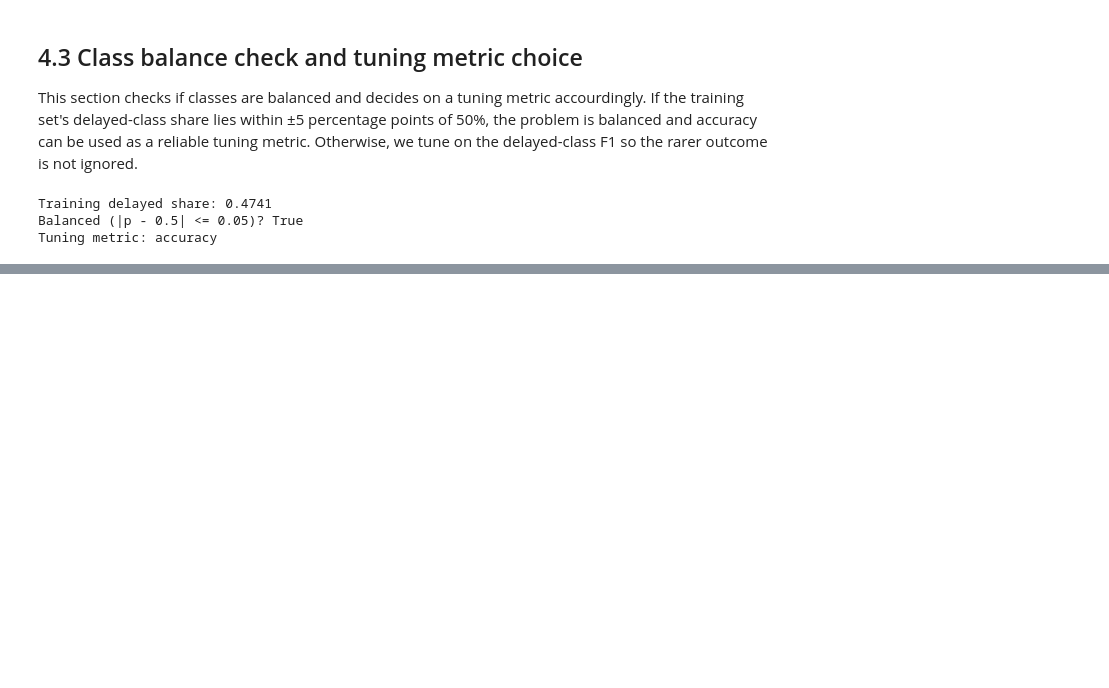
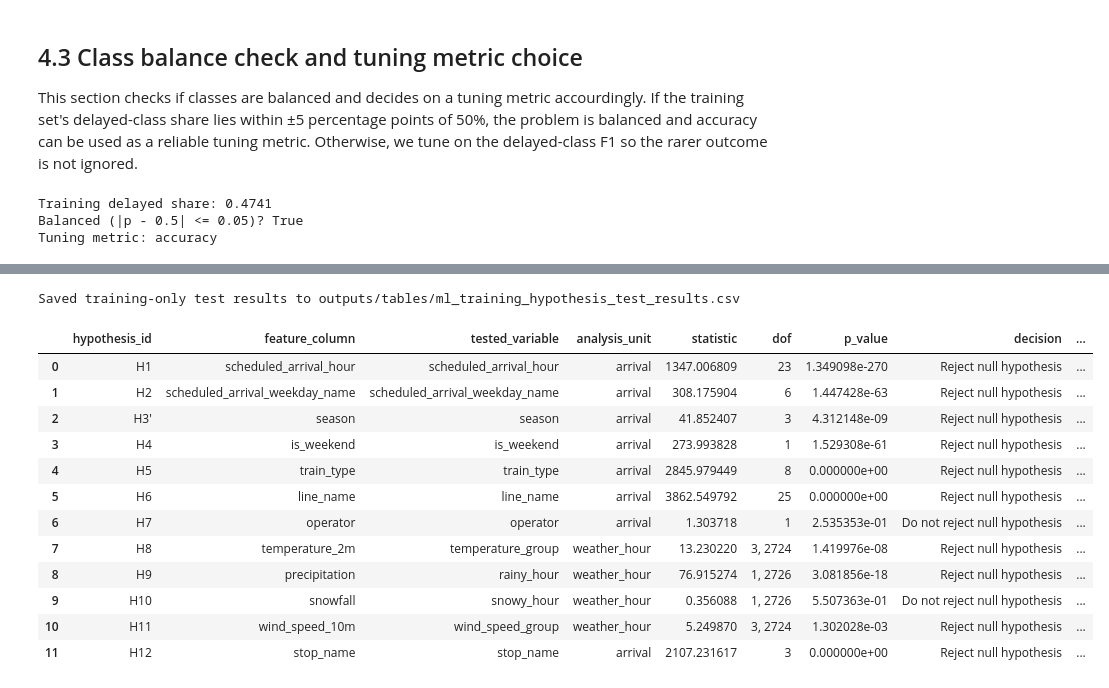
Before and after one commit to berenaydogan/DSA210-Project, a Jupyter notebook: notebooks/ml_modeling.ipynb, the cells around one changed output, grey strips where cells are left out. Saved outputs shown, nothing was run; the diff lists cells and outputs as text; code cells hidden in the pictures; blank space fills up the shorter version.

Commit message:
feat: add feature selection through hypothesis testing

```diff
--- a/notebooks/ml_modeling.ipynb
+++ b/notebooks/ml_modeling.ipynb
@@ -357,0 +613,60 @@ Tuning metric: accuracy
+# %%
+# Map weather-hour test variables back to their underlying continuous feature column.
+TESTED_VARIABLE_TO_FEATURE: dict[str, str] = {
+    "rainy_hour": "precipitation",
+    "snowy_hour": "snowfall",
+    "temperature_group": "temperature_2m",
+    "wind_speed_group": "wind_speed_10m",
+}
+
+training_results = [
+    run_hypothesis(row, train_df, weather_hourly_train)
+    for row in hypothesis_catalog.to_dict("records")
+]
+training_results_df = pd.DataFrame(training_results)
+training_results_df["reject_0_05"] = training_results_df["p_value"] < 0.05
+training_results_df["decision"] = training_results_df["reject_0_05"].map(
+    {True: "Reject null hypothesis", False: "Do not reject null hypothesis"}
+)
+training_results_df["feature_column"] = training_results_df["tested_variable"].map(
+    lambda variable: TESTED_VARIABLE_TO_FEATURE.get(variable, variable)
+)
+training_results_df["keep_feature"] = training_results_df["reject_0_05"]
+training_results_df["hypothesis_order"] = (
+    training_results_df["hypothesis_id"].str.extract(r"(\d+)").astype(int)
+)
+training_results_df = training_results_df.sort_values("hypothesis_order").reset_index(drop=True)
+
+training_results_path = TABLES_DIR / "ml_training_hypothesis_test_results.csv"
+training_results_df.drop(columns=["hypothesis_order"]).to_csv(training_results_path, index=False)
+print(f"Saved training-only test results to {training_results_path.relative_to(ROOT)}")
+display(
+    training_results_df[
+        [
+            "hypothesis_id",
+            "feature_column",
+            "tested_variable",
+            "analysis_unit",
+            "statistic",
+            "dof",
+            "p_value",
+            "decision",
+            "keep_feature",
+        ]
+    ]
+)
+# %% [output]
+Saved training-only test results to outputs/tables/ml_training_hypothesis_test_results.csv
+|  | hypothesis_id | feature_column | tested_variable | analysis_unit | statistic | dof | p_value | decision | ... |
+| 0 | H1 | scheduled_arrival_hour | scheduled_arrival_hour | arrival | 1347.006809 | 23 | 1.349098e-270 | Reject null hypothesis | ... |
+| 1 | H2 | scheduled_arrival_weekday_name | scheduled_arrival_weekday_name | arrival | 308.175904 | 6 | 1.447428e-63 | Reject null hypothesis | ... |
+| 2 | H3′ | season | season | arrival | 41.852407 | 3 | 4.312148e-09 | Reject null hypothesis | ... |
+| 3 | H4 | is_weekend | is_weekend | arrival | 273.993828 | 1 | 1.529308e-61 | Reject null hypothesis | ... |
+| 4 | H5 | train_type | train_type | arrival | 2845.979449 | 8 | 0.000000e+00 | Reject null hypothesis | ... |
+| 5 | H6 | line_name | line_name | arrival | 3862.549792 | 25 | 0.000000e+00 | Reject null hypothesis | ... |
+| 6 | H7 | operator | operator | arrival | 1.303718 | 1 | 2.535353e-01 | Do not reject null hypothesis | ... |
+| 7 | H8 | temperature_2m | temperature_group | weather_hour | 13.230220 | 3, 2724 | 1.419976e-08 | Reject null hypothesis | ... |
+| 8 | H9 | precipitation | rainy_hour | weather_hour | 76.915274 | 1, 2726 | 3.081856e-18 | Reject null hypothesis | ... |
+| 9 | H10 | snowfall | snowy_hour | weather_hour | 0.356088 | 1, 2726 | 5.507363e-01 | Do not reject null hypothesis | ... |
+| 10 | H11 | wind_speed_10m | wind_speed_group | weather_hour | 5.249870 | 3, 2724 | 1.302028e-03 | Reject null hypothesis | ... |
+| 11 | H12 | stop_name | stop_name | arrival | 2107.231617 | 3 | 0.000000e+00 | Reject null hypothesis | ... |
```
Also changed, not shown: parts of 5 cells of this notebook, 2 other files.
